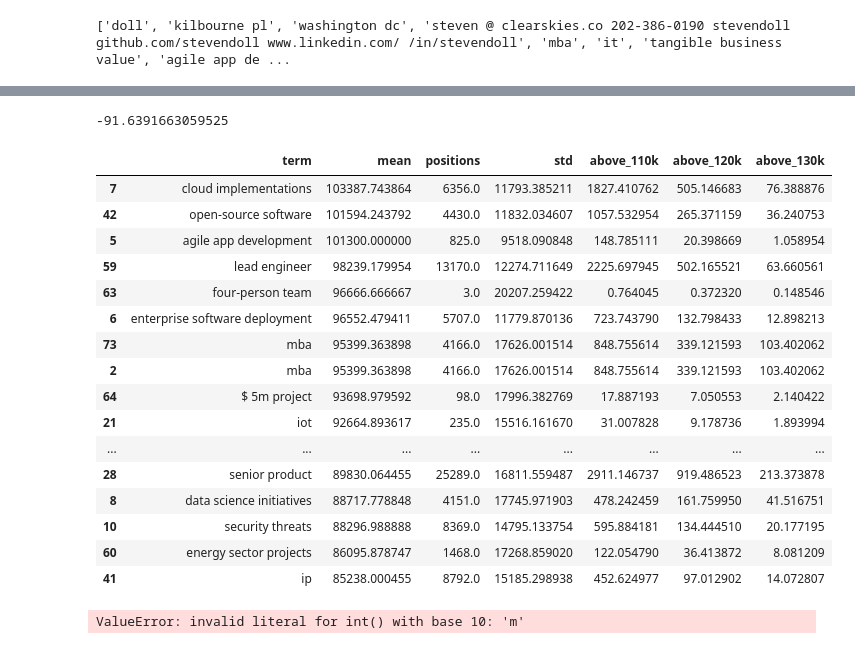
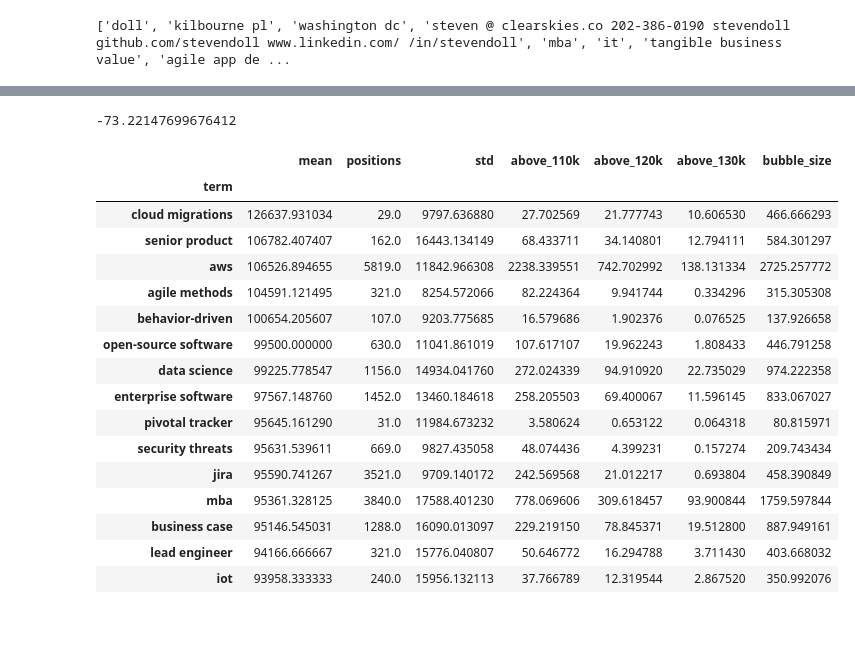
Before and after one commit to stevendoll/job-market, a Jupyter notebook: indeed-words.ipynb, the cells around one changed output, grey strips where cells are left out. Cells and saved outputs as stored; diff of their text form; code cells hidden in the pictures.

Commit message:
added bubble chart

```diff
--- a/indeed-words.ipynb
+++ b/indeed-words.ipynb
@@ -158,3 +164,6 @@ Processing term custom software http://www.indeed.com/jobs?q=custom+software&l=W
+# %%
+file = '2016-06-20-job-words.csv'
+df = pd.read_csv(file)
 # %%
 # clean up df
 
@@ -207,54 +216,27 @@ df.loc[df.salary4 == 130000, 'top_tier_dev'] = df['above_130k'] - df['positions4
 df.loc[df.salary4 == 135000, 'top_tier_dev'] = df['above_135k'] - df['positions4']
 df.top_tier_dev.sum()
 # %% [output]
--91.6391663059525
+-73.22147699676412
 # %%
-df_summary = df[['term','mean','positions','std','above_110k','above_120k','above_130k']].sort_values('mean', ascending=False)[0:20]
+df_summary = df[df.positions > 25][['term','mean','positions','std','above_110k','above_120k','above_130k']].groupby('term').first().sort_values('mean', ascending=False)[0:15]
+df_summary['bubble_size'] = df_summary['above_120k'].apply(lambda x : np.sqrt(x) * 100)
+#df_summary.reset_index(level=2, drop=True)
 df_summary
 # %% [output]
-|  | term | mean | positions | std | above_110k | above_120k | above_130k |
-| 7 | cloud implementations | 103387.743864 | 6356.0 | 11793.385211 | 1827.410762 | 505.146683 | 76.388876 |
-| 42 | open-source software | 101594.243792 | 4430.0 | 11832.034607 | 1057.532954 | 265.371159 | 36.240753 |
-| 5 | agile app development | 101300.000000 | 825.0 | 9518.090848 | 148.785111 | 20.398669 | 1.058954 |
-| 59 | lead engineer | 98239.179954 | 13170.0 | 12274.711649 | 2225.697945 | 502.165521 | 63.660561 |
-| 63 | four-person team | 96666.666667 | 3.0 | 20207.259422 | 0.764045 | 0.372320 | 0.148546 |
-| 6 | enterprise software deployment | 96552.479411 | 5707.0 | 11779.870136 | 723.743790 | 132.798433 | 12.898213 |
-| 73 | mba | 95399.363898 | 4166.0 | 17626.001514 | 848.755614 | 339.121593 | 103.402062 |
-| 2 | mba | 95399.363898 | 4166.0 | 17626.001514 | 848.755614 | 339.121593 | 103.402062 |
-| 64 | $ 5m project | 93698.979592 | 98.0 | 17996.382769 | 17.887193 | 7.050553 | 2.140422 |
-| 21 | iot | 92664.893617 | 235.0 | 15516.161670 | 31.007828 | 9.178736 | 1.893994 |
-| ... | ... | ... | ... | ... | ... | ... | ... |
-| 28 | senior product | 89830.064455 | 25289.0 | 16811.559487 | 2911.146737 | 919.486523 | 213.373878 |
-| 8 | data science initiatives | 88717.778848 | 4151.0 | 17745.971903 | 478.242459 | 161.759950 | 41.516751 |
-| 10 | security threats | 88296.988888 | 8369.0 | 14795.133754 | 595.884181 | 134.444510 | 20.177195 |
-| 60 | energy sector projects | 86095.878747 | 1468.0 | 17268.859020 | 122.054790 | 36.413872 | 8.081209 |
-| 41 | ip | 85238.000455 | 8792.0 | 15185.298938 | 452.624977 | 97.012902 | 14.072807 |
+|  | mean | positions | std | above_110k | above_120k | above_130k | bubble_size |
+| term |  |  |  |  |  |  |  |
+| cloud migrations | 126637.931034 | 29.0 | 9797.636880 | 27.702569 | 21.777743 | 10.606530 | 466.666293 |
+| senior product | 106782.407407 | 162.0 | 16443.134149 | 68.433711 | 34.140801 | 12.794111 | 584.301297 |
+| aws | 106526.894655 | 5819.0 | 11842.966308 | 2238.339551 | 742.702992 | 138.131334 | 2725.257772 |
+| agile methods | 104591.121495 | 321.0 | 8254.572066 | 82.224364 | 9.941744 | 0.334296 | 315.305308 |
+| behavior-driven | 100654.205607 | 107.0 | 9203.775685 | 16.579686 | 1.902376 | 0.076525 | 137.926658 |
+| open-source software | 99500.000000 | 630.0 | 11041.861019 | 107.617107 | 19.962243 | 1.808433 | 446.791258 |
+| data science | 99225.778547 | 1156.0 | 14934.041760 | 272.024339 | 94.910920 | 22.735029 | 974.222358 |
+| enterprise software | 97567.148760 | 1452.0 | 13460.184618 | 258.205503 | 69.400067 | 11.596145 | 833.067027 |
+| pivotal tracker | 95645.161290 | 31.0 | 11984.673232 | 3.580624 | 0.653122 | 0.064318 | 80.815971 |
+| security threats | 95631.539611 | 669.0 | 9827.435058 | 48.074436 | 4.399231 | 0.157274 | 209.743434 |
+| jira | 95590.741267 | 3521.0 | 9709.140172 | 242.569568 | 21.012217 | 0.693804 | 458.390849 |
+| mba | 95361.328125 | 3840.0 | 17588.401230 | 778.069606 | 309.618457 | 93.900844 | 1759.597844 |
+| business case | 95146.545031 | 1288.0 | 16090.013097 | 229.219150 | 78.845371 | 19.512800 | 887.949161 |
+| lead engineer | 94166.666667 | 321.0 | 15776.040807 | 50.646772 | 16.294788 | 3.711430 | 403.668032 |
+| iot | 93958.333333 | 240.0 | 15956.132113 | 37.766789 | 12.319544 | 2.867520 | 350.992076 |
-# %%
-from math import sqrt
-# fig = plt.figure()
-# ax = fig.add_subplot(1,1,1)
-
-x = []
-y = []
-color = []
-area = []
-
-for data in df_summary:
-    x.append(int(data[3])) # all positions
-    y.append(data[2]) # mean salary
-    #color.append(data[7]) # highest salaries
-    #area.append(sqrt(data[5])) # positions over $110k
-
-    # plotting the first eigth letters of the state's name
-    #text(data[3], data[2], data[3],size=11,horizontalalignment='center')
-
-# making the scatter plot
-sct = scatter(x, y, c=color, s=area, linewidths=2, edgecolor='w')
-sct.set_alpha(0.75)
-
-axis([0,11,200,1280])
-xlabel('Murders per 100,000 population')
-ylabel('Burglaries per 100,000 population')
-show()
-# %% [output]
-ValueError: invalid literal for int() with base 10: 'm'
```
Also changed, not shown: parts of 4 cells of this notebook, 1 other file.
